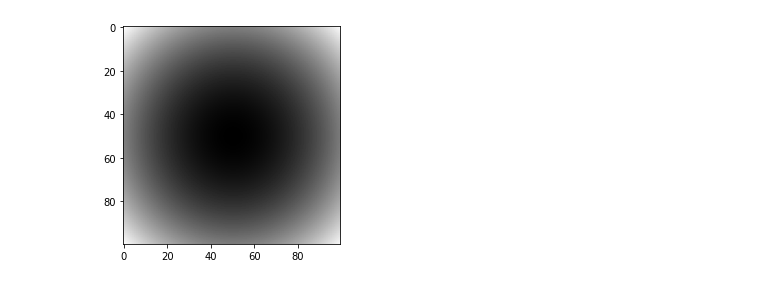
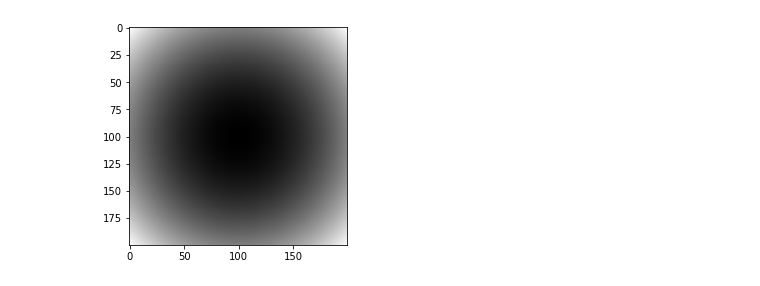
Before and after one commit to chasewes/Novarad_Playground, a Jupyter notebook: level_trace.ipynb, the cells around one changed output. Cells and saved outputs as stored; diff of their text form; code cells hidden in the pictures.

```diff
--- a/level_trace.ipynb
+++ b/level_trace.ipynb
@@ -6,22 +6,22 @@ from PIL import Image
 import heapq
 import PIL
 # %%
-image = np.zeros((100, 100))
+image = np.zeros((200, 200))
 
 
 #create a image where the center is dark and the edges are light, but it's a circle
-for i in range(100):
-    for j in range(100):
-        image[i,j] = (i-50)**2 + (j-50)**2
+for i in range(200):
+    for j in range(200):
+        image[i,j] = (i-100)**2 + (j-100)**2
 
 
 
 plt.imshow(image, cmap='gray')
 
 #save image to a file
 plt.imsave('test.png', image, cmap='gray')
 # %% [output]
-[figure, old version]
+[figure, new version]
 # %%
 def get_neighbors(i,j,image):
     neighbors = []
```
Also changed, not shown: parts of 4 cells of this notebook, 3 other files.
